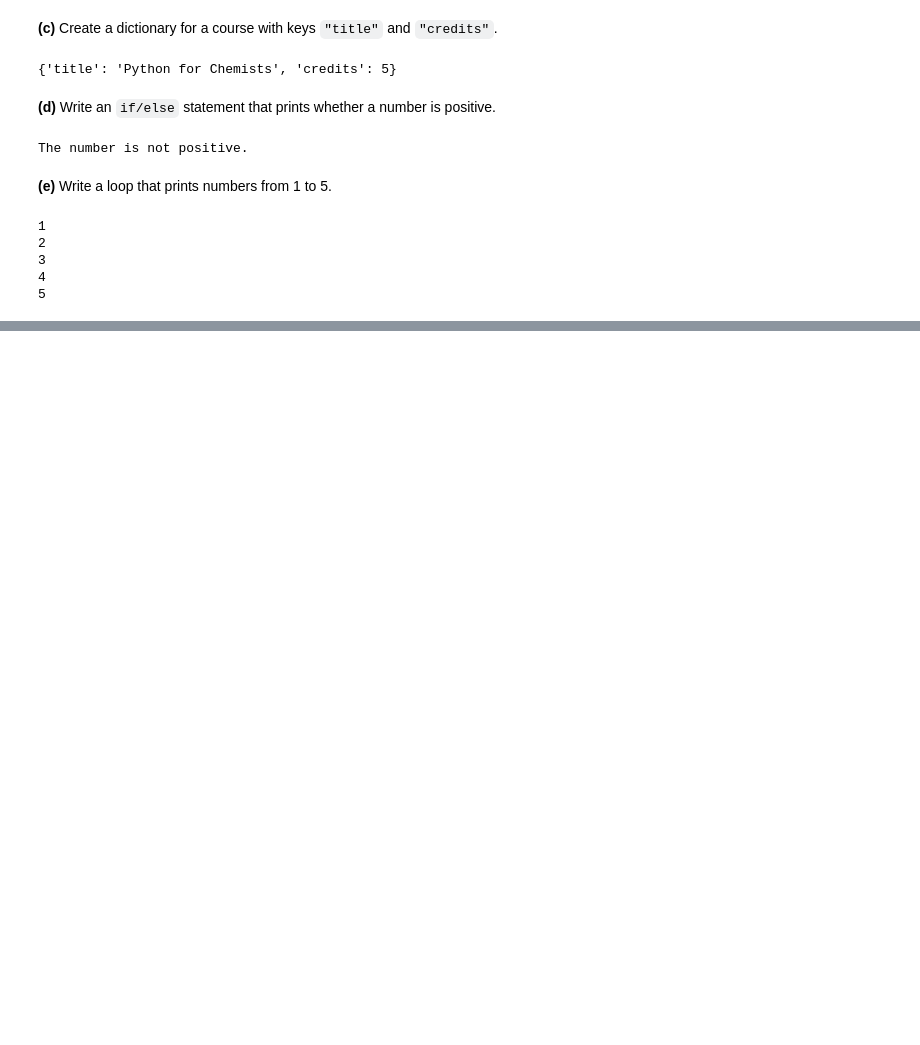
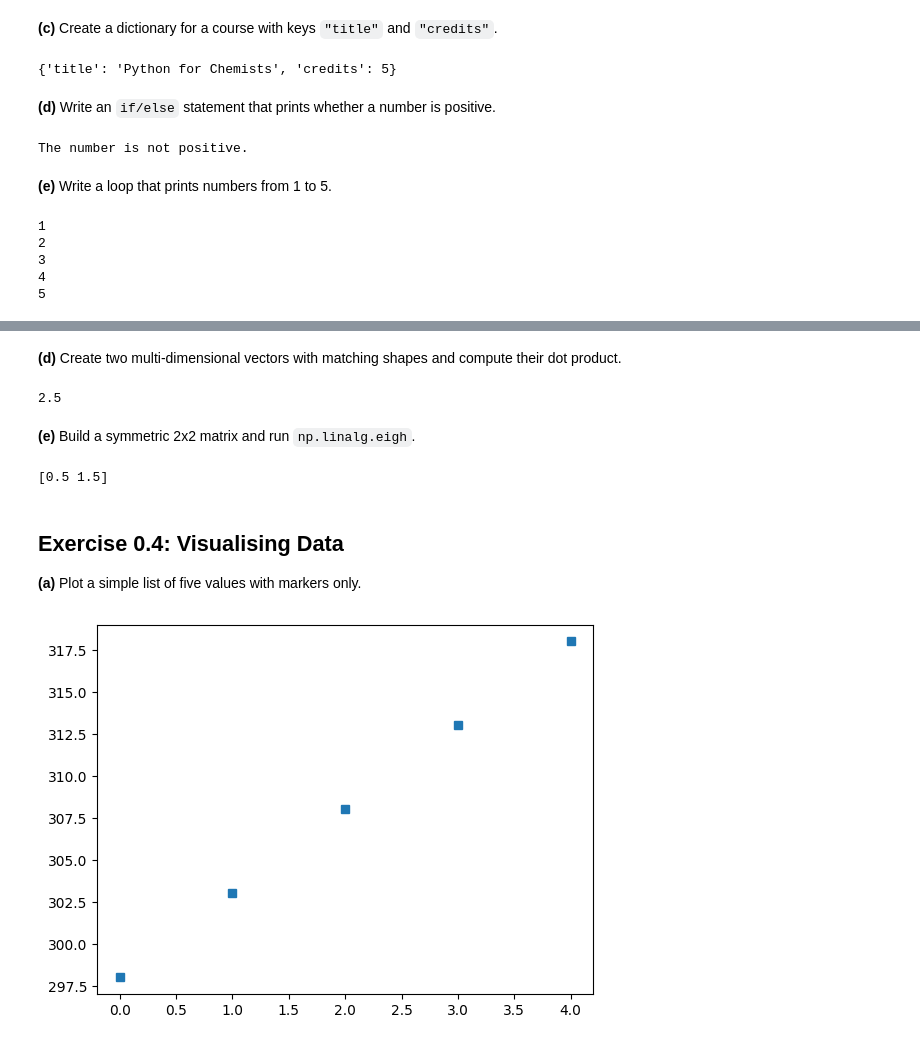
Before and after one commit to mitric-lab/python_for_chemists, a Jupyter notebook: instructors/pset_0_solution.ipynb, the cells around one changed output, grey strips where cells are left out. Drawn from its saved outputs; the diff is of its cells as text; code cells hidden in the pictures; blank space fills up the shorter version.

Commit message:
Add solutions

```diff
--- a/instructors/pset_0_solution.ipynb
+++ b/instructors/pset_0_solution.ipynb
@@ -73,0 +179,32 @@ for number in range(1, 6):
+# %% [markdown]
+**(d)** Create two multi-dimensional vectors with matching shapes and compute their dot product.
+# %%
+# SOLUTION-START
+u = np.array([1.0, 2.0, 0.5])
+v = np.array([2.0, 0.0, 1.0])
+print(np.dot(u, v))
+# SOLUTION-END
+# %% [output]
+2.5
+# %% [markdown]
+**(e)** Build a symmetric 2x2 matrix and run `np.linalg.eigh`.
+# %%
+# SOLUTION-START
+H = np.array([[1.0, 0.5], [0.5, 1.0]])
+vals, vecs = np.linalg.eigh(H)
+print(vals)
+# SOLUTION-END
+# %% [output]
+[0.5 1.5]
+# %% [markdown]
+## Exercise 0.4: Visualising Data
+
+**(a)** Plot a simple list of five values with markers only.
+# %%
+# SOLUTION-START
+plt.figure()
+plt.plot([298, 303, 308, 313, 318], marker="s", linestyle="")
+plt.show()
+# SOLUTION-END
+# %% [output]
+[figure, added]
```
Also changed, not shown: parts of 25 cells of this notebook.
